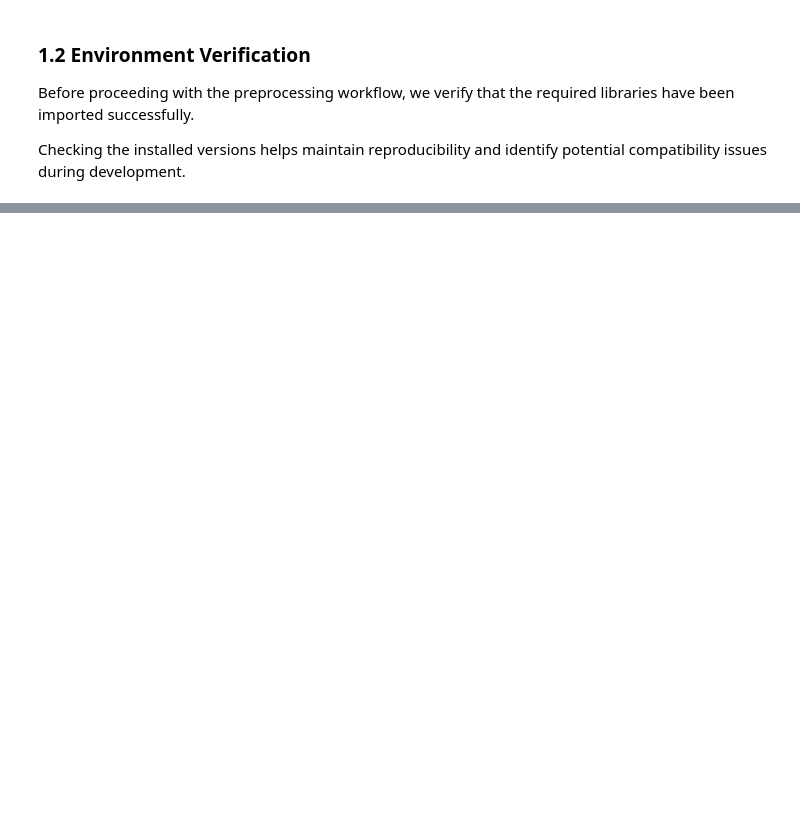
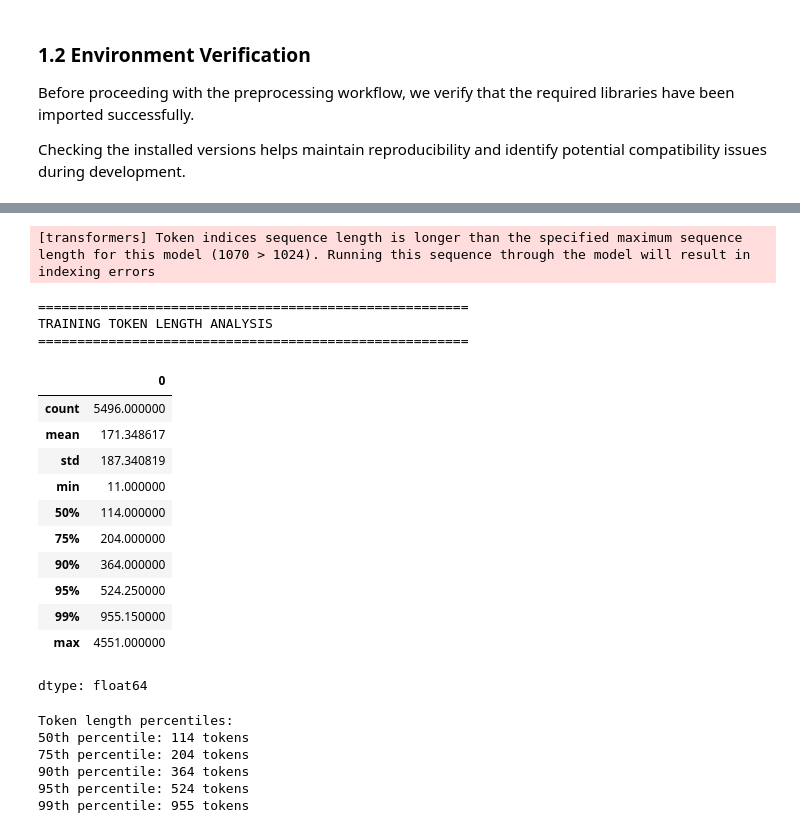
Before and after one commit to elfrontman/assesment3_is, a Jupyter notebook: notebooks/02_preprocessing_huggingface.ipynb, the cells around one changed output, grey strips where cells are left out. Cells and saved outputs as stored; diff of their text form; code cells hidden in the pictures; blank space fills up the shorter version.

```diff
--- a/notebooks/02_preprocessing_huggingface.ipynb
+++ b/notebooks/02_preprocessing_huggingface.ipynb
@@ -115,0 +726,47 @@ print(os.getcwd())
+# %%
+
+# Analyse token lengths using Training data only
+
+train_token_lengths = [
+    len(tokenizer.encode(text, add_special_tokens=True))
+    for text in train_df["full_text"]
+]
+
+length_stats = pd.Series(train_token_lengths).describe(
+    percentiles=[0.50, 0.75, 0.90, 0.95, 0.99]
+)
+
+print("=" * 55)
+print("TRAINING TOKEN LENGTH ANALYSIS")
+print("=" * 55)
+
+display(length_stats)
+
+print("\nToken length percentiles:")
+
+for percentile in [50, 75, 90, 95, 99]:
+    value = np.percentile(train_token_lengths, percentile)
+    print(f"{percentile}th percentile: {value:.0f} tokens")
+# %% [output]
+[transformers] Token indices sequence length is longer than the specified maximum sequence length for this model (1070 > 1024). Running this sequence through the model will result in indexing errors
+=======================================================
+TRAINING TOKEN LENGTH ANALYSIS
+=======================================================
+|  | 0 |
+| count | 5496.000000 |
+| mean | 171.348617 |
+| std | 187.340819 |
+| min | 11.000000 |
+| 50% | 114.000000 |
+| 75% | 204.000000 |
+| 90% | 364.000000 |
+| 95% | 524.250000 |
+| 99% | 955.150000 |
+| max | 4551.000000 |
+dtype: float64
+Token length percentiles:
+50th percentile: 114 tokens
+75th percentile: 204 tokens
+90th percentile: 364 tokens
+95th percentile: 524 tokens
+99th percentile: 955 tokens
```
Also changed, not shown: parts of 50 cells of this notebook.
